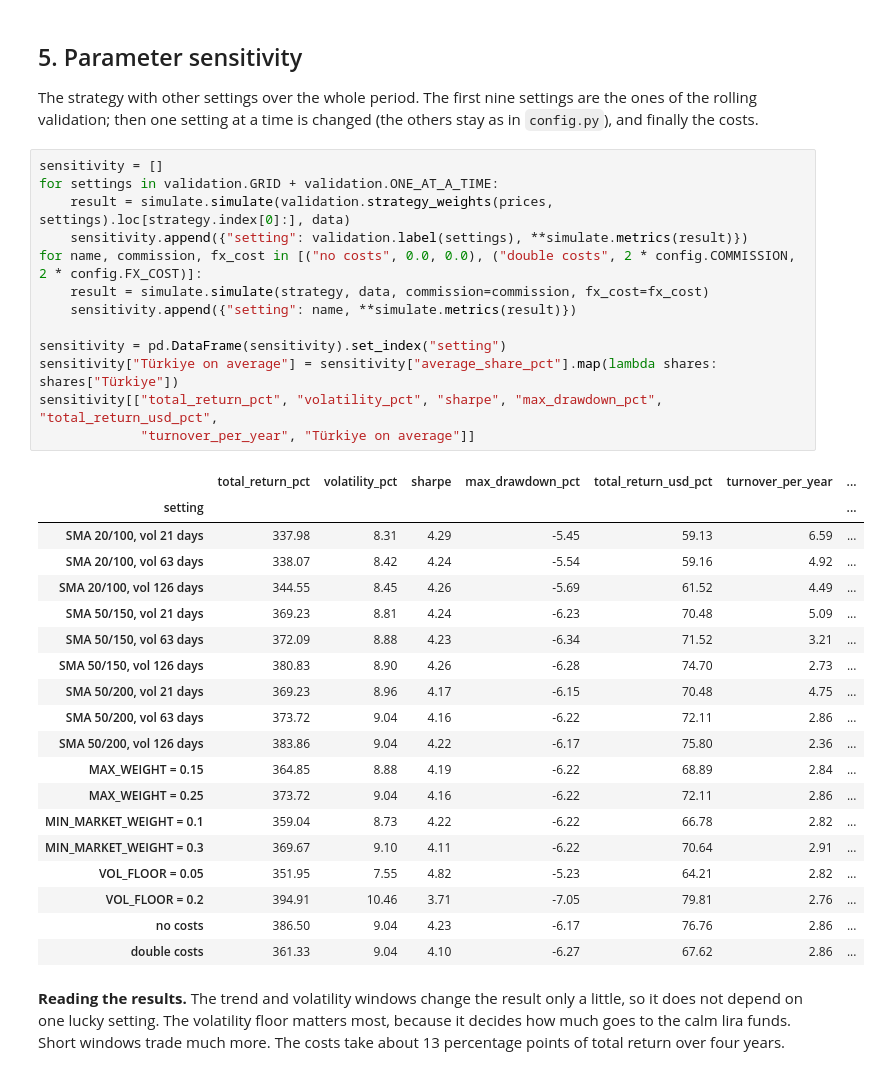
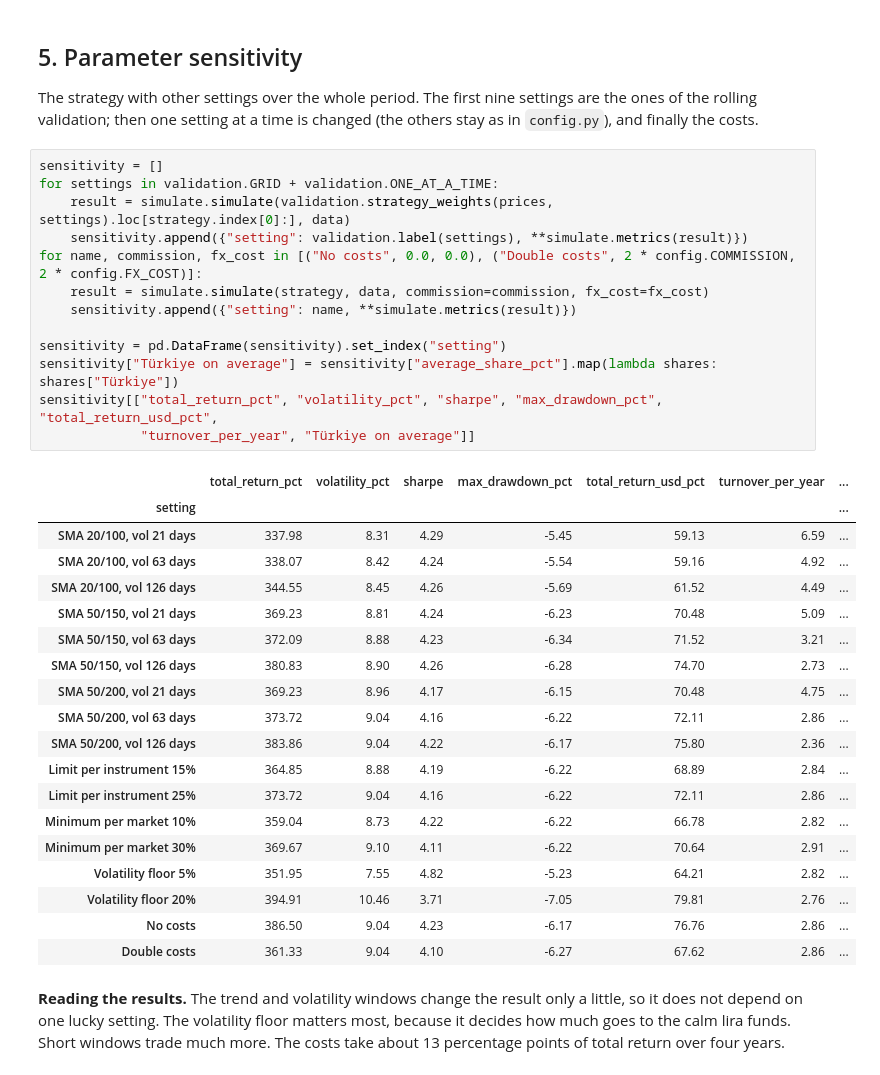
Before and after one commit to OkanOzuAI/etf-database, a Jupyter notebook: notebook/validation.ipynb, the cells around one changed output. Cells and saved outputs as stored; diff of their text form.

```diff
--- a/notebook/validation.ipynb
+++ b/notebook/validation.ipynb
@@ -577,36 +577,36 @@ The strategy with other settings over the whole period. The first nine settings
 # %%
 sensitivity = []
 for settings in validation.GRID + validation.ONE_AT_A_TIME:
     result = simulate.simulate(validation.strategy_weights(prices, settings).loc[strategy.index[0]:], data)
     sensitivity.append({"setting": validation.label(settings), **simulate.metrics(result)})
-for name, commission, fx_cost in [("no costs", 0.0, 0.0), ("double costs", 2 * config.COMMISSION, 2 * config.FX_COST)]:
+for name, commission, fx_cost in [("No costs", 0.0, 0.0), ("Double costs", 2 * config.COMMISSION, 2 * config.FX_COST)]:
     result = simulate.simulate(strategy, data, commission=commission, fx_cost=fx_cost)
     sensitivity.append({"setting": name, **simulate.metrics(result)})
 
 sensitivity = pd.DataFrame(sensitivity).set_index("setting")
 sensitivity["Türkiye on average"] = sensitivity["average_share_pct"].map(lambda shares: shares["Türkiye"])
 sensitivity[["total_return_pct", "volatility_pct", "sharpe", "max_drawdown_pct", "total_return_usd_pct",
              "turnover_per_year", "Türkiye on average"]]
 # %% [output]
 |  | total_return_pct | volatility_pct | sharpe | max_drawdown_pct | total_return_usd_pct | turnover_per_year | ... |
 | setting |  |  |  |  |  |  | ... |
 | SMA 20/100, vol 21 days | 337.98 | 8.31 | 4.29 | -5.45 | 59.13 | 6.59 | ... |
 | SMA 20/100, vol 63 days | 338.07 | 8.42 | 4.24 | -5.54 | 59.16 | 4.92 | ... |
 | SMA 20/100, vol 126 days | 344.55 | 8.45 | 4.26 | -5.69 | 61.52 | 4.49 | ... |
 | SMA 50/150, vol 21 days | 369.23 | 8.81 | 4.24 | -6.23 | 70.48 | 5.09 | ... |
 | SMA 50/150, vol 63 days | 372.09 | 8.88 | 4.23 | -6.34 | 71.52 | 3.21 | ... |
 | SMA 50/150, vol 126 days | 380.83 | 8.90 | 4.26 | -6.28 | 74.70 | 2.73 | ... |
 | SMA 50/200, vol 21 days | 369.23 | 8.96 | 4.17 | -6.15 | 70.48 | 4.75 | ... |
 | SMA 50/200, vol 63 days | 373.72 | 9.04 | 4.16 | -6.22 | 72.11 | 2.86 | ... |
 | SMA 50/200, vol 126 days | 383.86 | 9.04 | 4.22 | -6.17 | 75.80 | 2.36 | ... |
-| MAX_WEIGHT = 0.15 | 364.85 | 8.88 | 4.19 | -6.22 | 68.89 | 2.84 | ... |
-| MAX_WEIGHT = 0.25 | 373.72 | 9.04 | 4.16 | -6.22 | 72.11 | 2.86 | ... |
-| MIN_MARKET_WEIGHT = 0.1 | 359.04 | 8.73 | 4.22 | -6.22 | 66.78 | 2.82 | ... |
-| MIN_MARKET_WEIGHT = 0.3 | 369.67 | 9.10 | 4.11 | -6.22 | 70.64 | 2.91 | ... |
-| VOL_FLOOR = 0.05 | 351.95 | 7.55 | 4.82 | -5.23 | 64.21 | 2.82 | ... |
-| VOL_FLOOR = 0.2 | 394.91 | 10.46 | 3.71 | -7.05 | 79.81 | 2.76 | ... |
-| no costs | 386.50 | 9.04 | 4.23 | -6.17 | 76.76 | 2.86 | ... |
-| double costs | 361.33 | 9.04 | 4.10 | -6.27 | 67.62 | 2.86 | ... |
+| Limit per instrument 15% | 364.85 | 8.88 | 4.19 | -6.22 | 68.89 | 2.84 | ... |
+| Limit per instrument 25% | 373.72 | 9.04 | 4.16 | -6.22 | 72.11 | 2.86 | ... |
+| Minimum per market 10% | 359.04 | 8.73 | 4.22 | -6.22 | 66.78 | 2.82 | ... |
+| Minimum per market 30% | 369.67 | 9.10 | 4.11 | -6.22 | 70.64 | 2.91 | ... |
+| Volatility floor 5% | 351.95 | 7.55 | 4.82 | -5.23 | 64.21 | 2.82 | ... |
+| Volatility floor 20% | 394.91 | 10.46 | 3.71 | -7.05 | 79.81 | 2.76 | ... |
+| No costs | 386.50 | 9.04 | 4.23 | -6.17 | 76.76 | 2.86 | ... |
+| Double costs | 361.33 | 9.04 | 4.10 | -6.27 | 67.62 | 2.86 | ... |
 # %% [markdown]
 **Reading the results.** The trend and volatility windows change the result only a little, so it does not depend on one lucky setting. The volatility floor matters most, because it decides how much goes to the calm lira funds. Short windows trade much more. The costs take about 13 percentage points of total return over four years.
 # %% [markdown]
```
Also changed, not shown: 10 other files.
